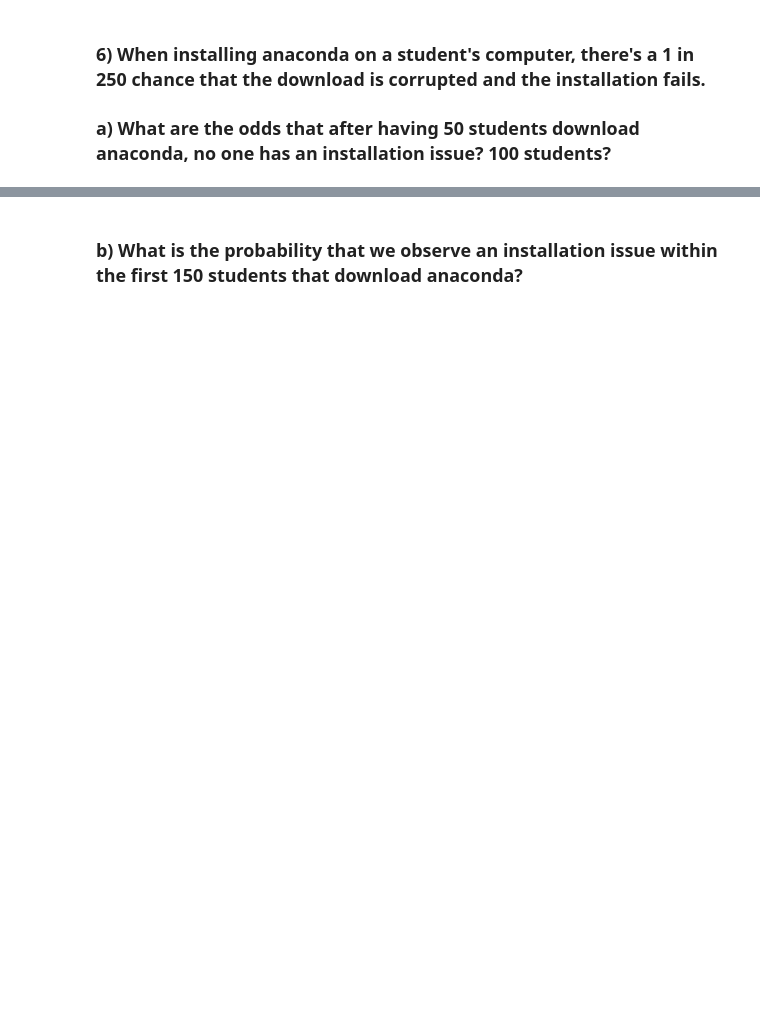
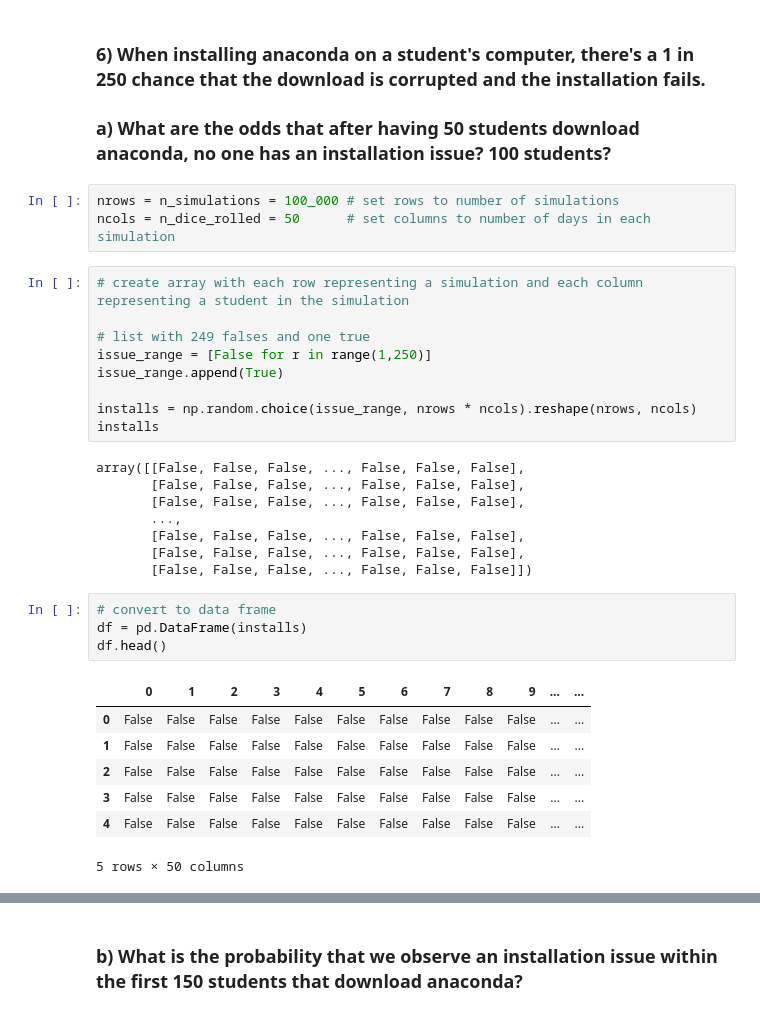
Before and after one commit to Johndsalas/lesson_prep, a Jupyter notebook: simulation_exercises.ipynb, the cells around one changed output, grey strips where cells are left out. Cells and saved outputs as stored; diff of their text form; blank space fills up the shorter version.

Commit message:
adding simulation

```diff
--- a/simulation_exercises.ipynb
+++ b/simulation_exercises.ipynb
@@ -315,3 +381,35 @@ The odds of being able to by a PopTart in the afternoon on friday are 97%
 ### 6) When installing anaconda on a student's computer, there's a 1 in 250 chance that the download is corrupted and the installation fails.
 
 ### a) What are the odds that after having 50 students download anaconda, no one has an installation issue? 100 students?
+# %%
+nrows = n_simulations = 100_000 # set rows to number of simulations
+ncols = n_dice_rolled = 50      # set columns to number of days in each simulation
+# %%
+# create array with each row representing a simulation and each column representing a student in the simulation
+
+# list with 249 falses and one true
+issue_range = [False for r in range(1,250)]
+issue_range.append(True)
+
+installs = np.random.choice(issue_range, nrows * ncols).reshape(nrows, ncols)
+installs
+# %% [output]
+array([[False, False, False, ..., False, False, False],
+       [False, False, False, ..., False, False, False],
+       [False, False, False, ..., False, False, False],
+       ...,
+       [False, False, False, ..., False, False, False],
+       [False, False, False, ..., False, False, False],
+       [False, False, False, ..., False, False, False]])
+# %%
+# convert to data frame
+df = pd.DataFrame(installs)
+df.head()
+# %% [output]
+|  | 0 | 1 | 2 | 3 | 4 | 5 | 6 | 7 | 8 | 9 | ... | ... |
+| 0 | False | False | False | False | False | False | False | False | False | False | ... | ... |
+| 1 | False | False | False | False | False | False | False | False | False | False | ... | ... |
+| 2 | False | False | False | False | False | False | False | False | False | False | ... | ... |
+| 3 | False | False | False | False | False | False | False | False | False | False | ... | ... |
+| 4 | False | False | False | False | False | False | False | False | False | False | ... | ... |
+5 rows × 50 columns
```
Also changed, not shown: parts of 30 cells of this notebook.
